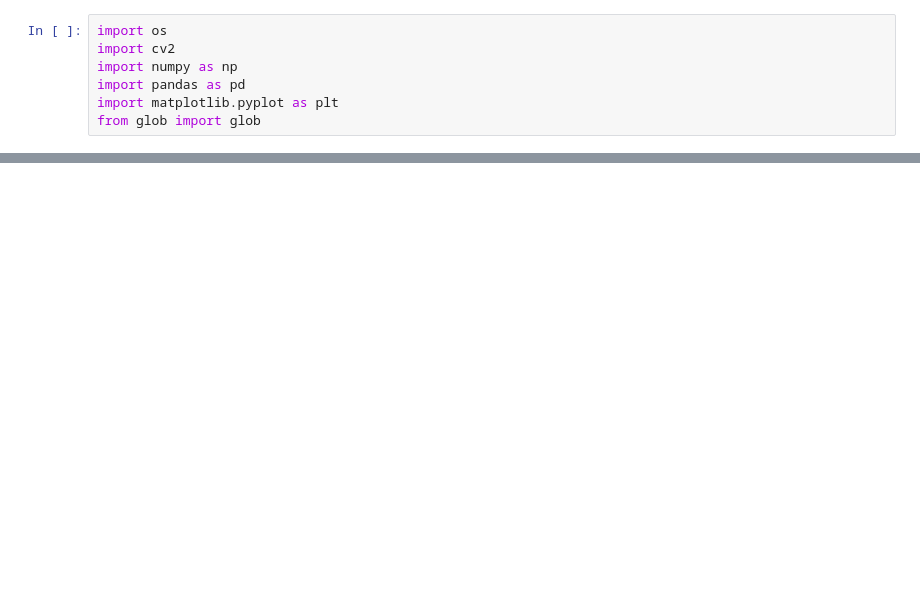
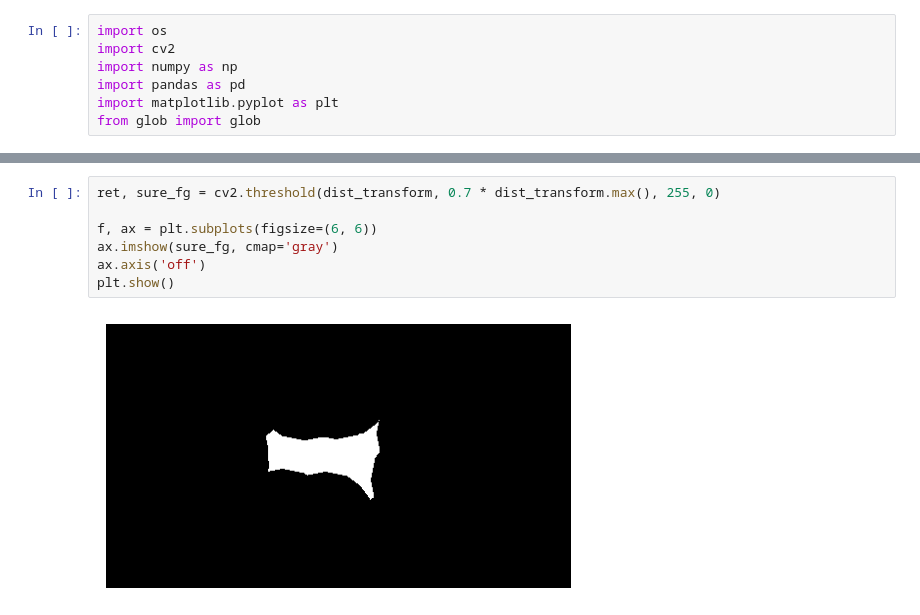
Before and after one commit to deivMM/computer_vision_image_processing, a Jupyter notebook: projects/money_counter/0_prueba.ipynb, the cells around one changed output, grey strips where cells are left out. Cells and saved outputs as stored; diff of their text form; blank space fills up the shorter version.

```diff
--- a/projects/money_counter/0_prueba.ipynb
+++ b/projects/money_counter/0_prueba.ipynb
@@ -77,0 +97,9 @@ img = cv2.resize(img, None, fx = .7, fy=.7)
+# %%
+ret, sure_fg = cv2.threshold(dist_transform, 0.7 * dist_transform.max(), 255, 0)
+
+f, ax = plt.subplots(figsize=(6, 6))
+ax.imshow(sure_fg, cmap='gray')
+ax.axis('off')
+plt.show()
+# %% [output]
+[figure, added]
```
Also changed, not shown: parts of 13 cells of this notebook, 8 other files.
